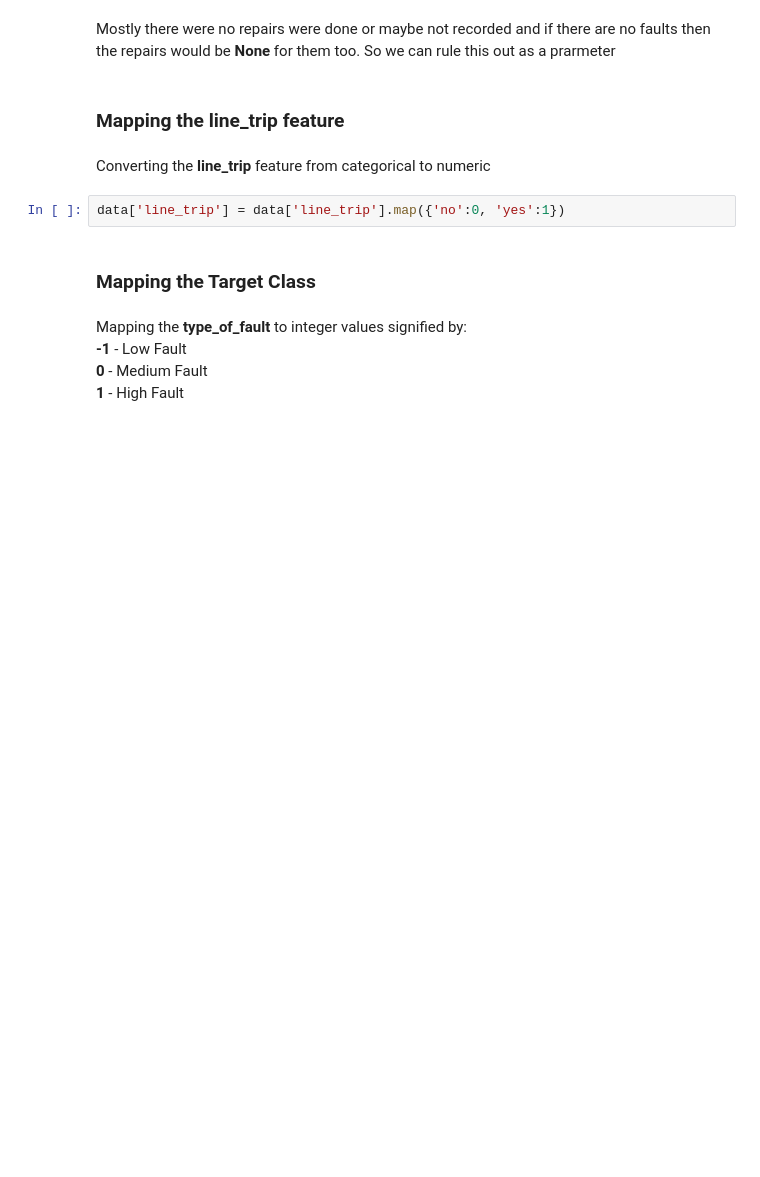
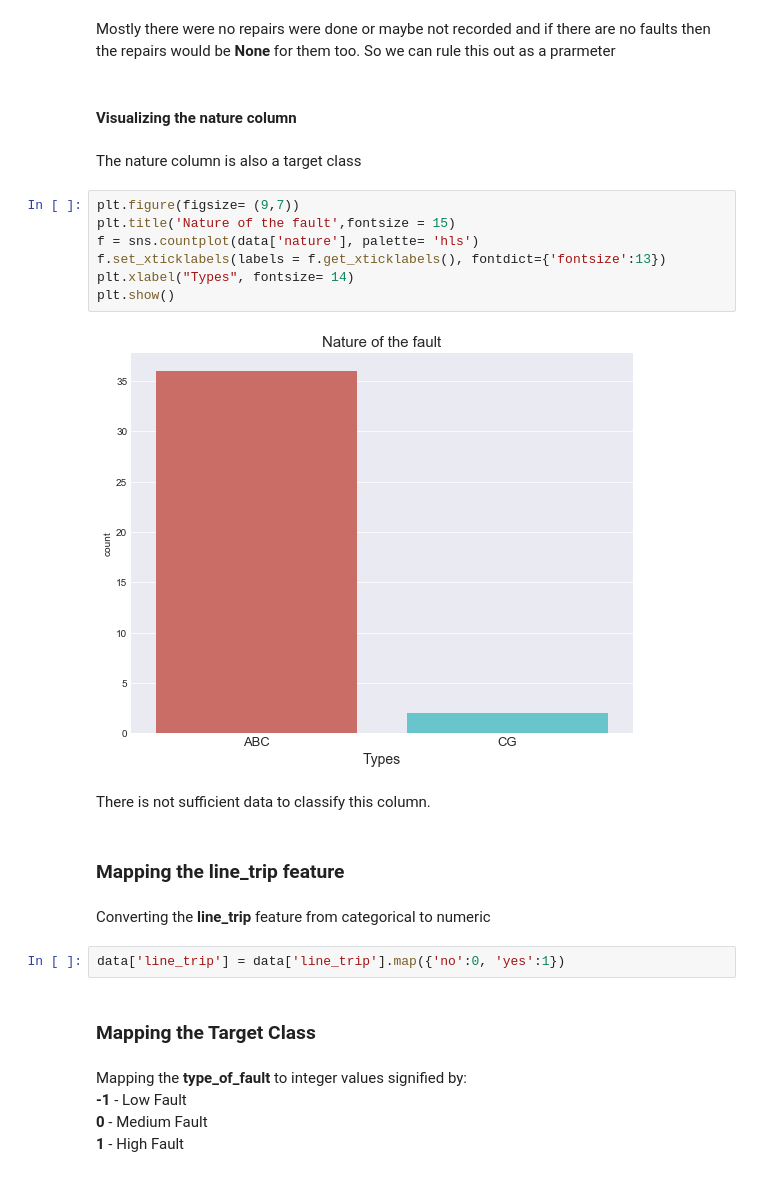
Before and after one commit to hashbanger/Data_Capstone_Mini_Projects, a Jupyter notebook: Electrical Faults/Electrical Failure Analysis.ipynb, the cells around one changed output. Cells and saved outputs as stored; diff of their text form; blank space fills up the shorter version.

```diff
--- a/Electrical Faults/Electrical Failure Analysis.ipynb
+++ b/Electrical Faults/Electrical Failure Analysis.ipynb
@@ -370,5 +370,20 @@ plt.show()
 # %% [markdown]
 Mostly there were no repairs were done or maybe not recorded and if there are no faults then the repairs would be **None** for them too. So we can rule this out as a prarmeter
+# %% [markdown]
+#### Visualizing the nature column
+# %% [markdown]
+The nature column is also a target class
+# %%
+plt.figure(figsize= (9,7))
+plt.title('Nature of the fault',fontsize = 15)
+f = sns.countplot(data['nature'], palette= 'hls')
+f.set_xticklabels(labels = f.get_xticklabels(), fontdict={'fontsize':13})
+plt.xlabel("Types", fontsize= 14)
+plt.show()
+# %% [output]
+[figure, added]
+# %% [markdown]
+There is not sufficient data to classify this column.
 # %% [markdown]
 ### Mapping the **line_trip** feature
 # %% [markdown]
```
Also changed, not shown: parts of 41 cells of this notebook.
